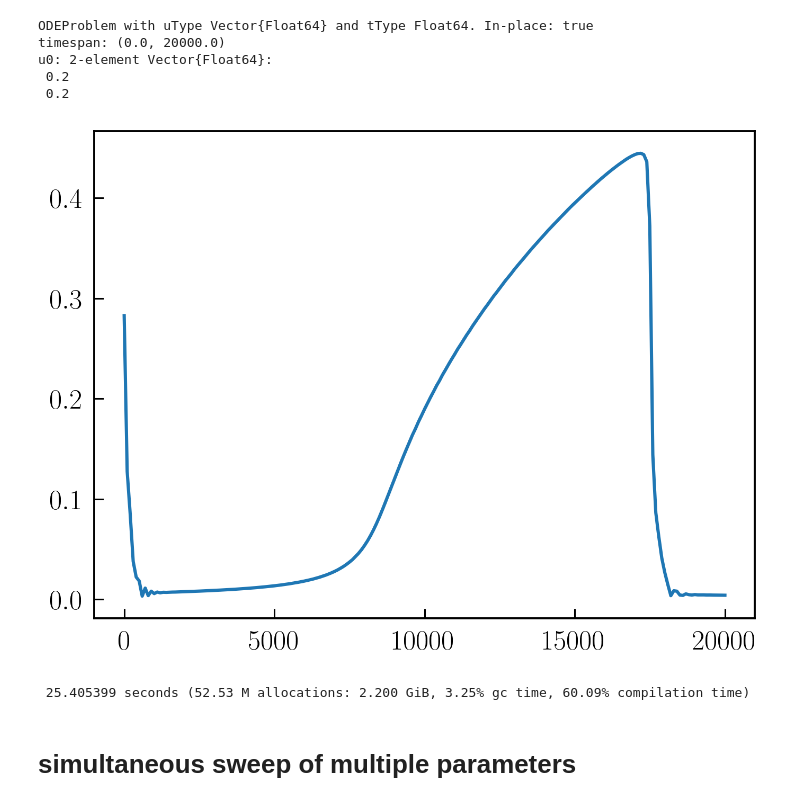
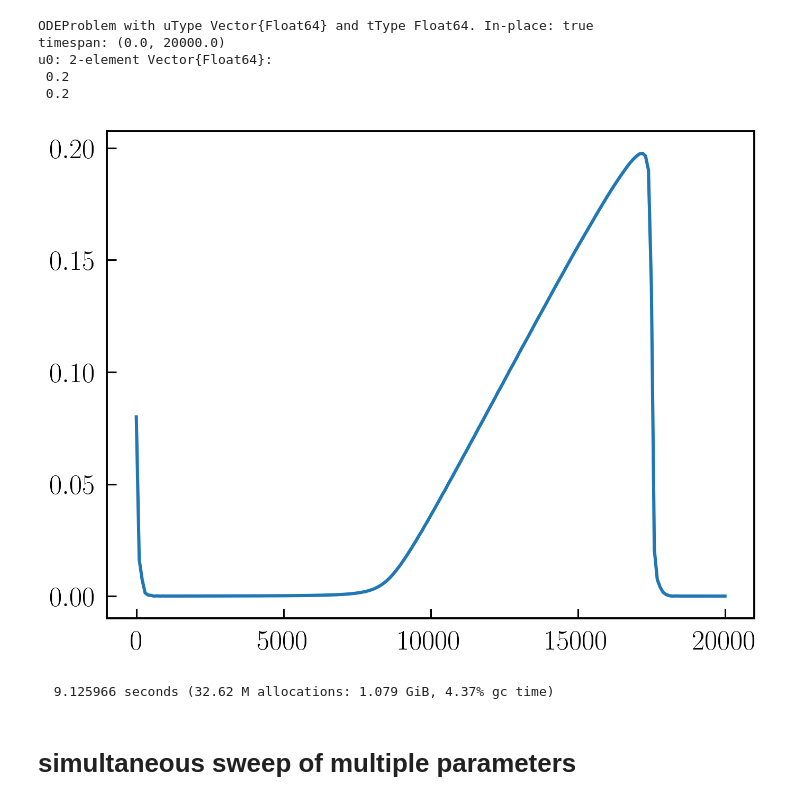
Before and after one commit to NonlinearOscillations/HarmonicBalance-notebooks, a Jupyter notebook: examples/parameter_sweeps.ipynb, the cells around one changed output. Cells and saved outputs as stored; diff of their text form; code cells hidden in the pictures.

```diff
--- a/examples/parameter_sweeps.ipynb
+++ b/examples/parameter_sweeps.ipynb
@@ -56,10 +49,10 @@ u0: 2-element Vector{Float64}:
  0.2
 # %%
 @time time_soln = solve(ode_problem,saveat=100);
-HarmonicBalance.plot(time_soln.t, sqrt.(getindex.(time_soln.u,1).^2 .+ getindex.(time_soln.u,2).^2));
+HarmonicBalance.plot(time_soln, "u1^2 + v1^2", harmonic_eqs);
 # %% [output]
-[figure, old version]
+[figure, new version]
- 25.405399 seconds (52.53 M allocations: 2.200 GiB, 3.25% gc time, 60.09% compilation time)
+  9.125966 seconds (32.62 M allocations: 1.079 GiB, 4.37% gc time)
 # %% [markdown]
 # simultaneous sweep of multiple parameters
 # %%
```
Also changed, not shown: parts of 6 cells of this notebook, 10 other files.
